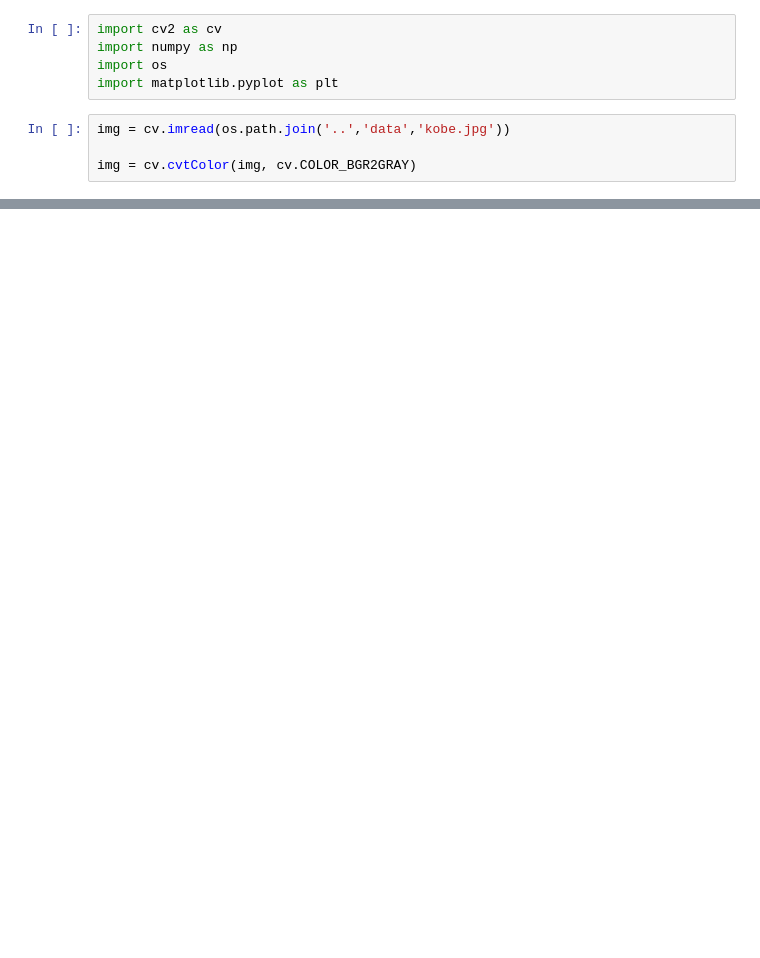
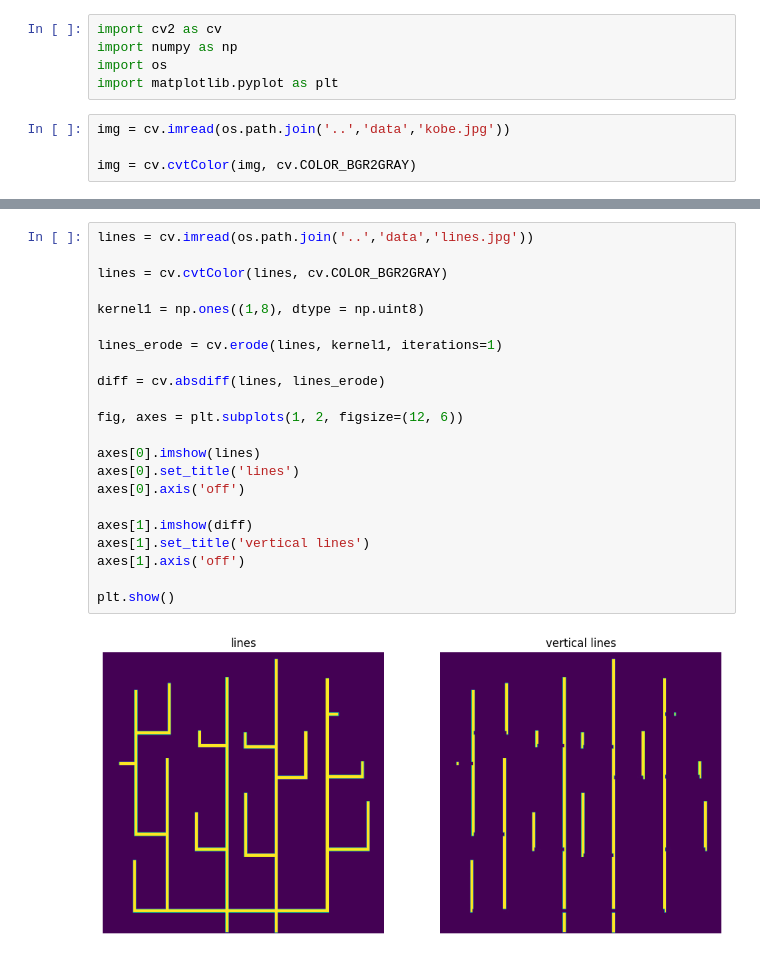
Before and after one commit to vimaurya/ComputerVision, a Jupyter notebook: cv2_basic/boundary_detection.ipynb, the cells around one changed output, grey strips where cells are left out. Cells and saved outputs as stored; diff of their text form; blank space fills up the shorter version.

```diff
--- a/cv2_basic/boundary_detection.ipynb
+++ b/cv2_basic/boundary_detection.ipynb
@@ -38,0 +40,24 @@ plt.show()
+# %%
+lines = cv.imread(os.path.join('..','data','lines.jpg'))
+
+lines = cv.cvtColor(lines, cv.COLOR_BGR2GRAY)
+
+kernel1 = np.ones((1,8), dtype = np.uint8)
+
+lines_erode = cv.erode(lines, kernel1, iterations=1)
+
+diff = cv.absdiff(lines, lines_erode)
+
+fig, axes = plt.subplots(1, 2, figsize=(12, 6))
+
+axes[0].imshow(lines)
+axes[0].set_title('lines')
+axes[0].axis('off')
+
+axes[1].imshow(diff)
+axes[1].set_title('vertical lines')
+axes[1].axis('off')
+
+plt.show()
+# %% [output]
+[figure, added]
```
Also changed, not shown: parts of 1 cell of this notebook, 1 other file.
